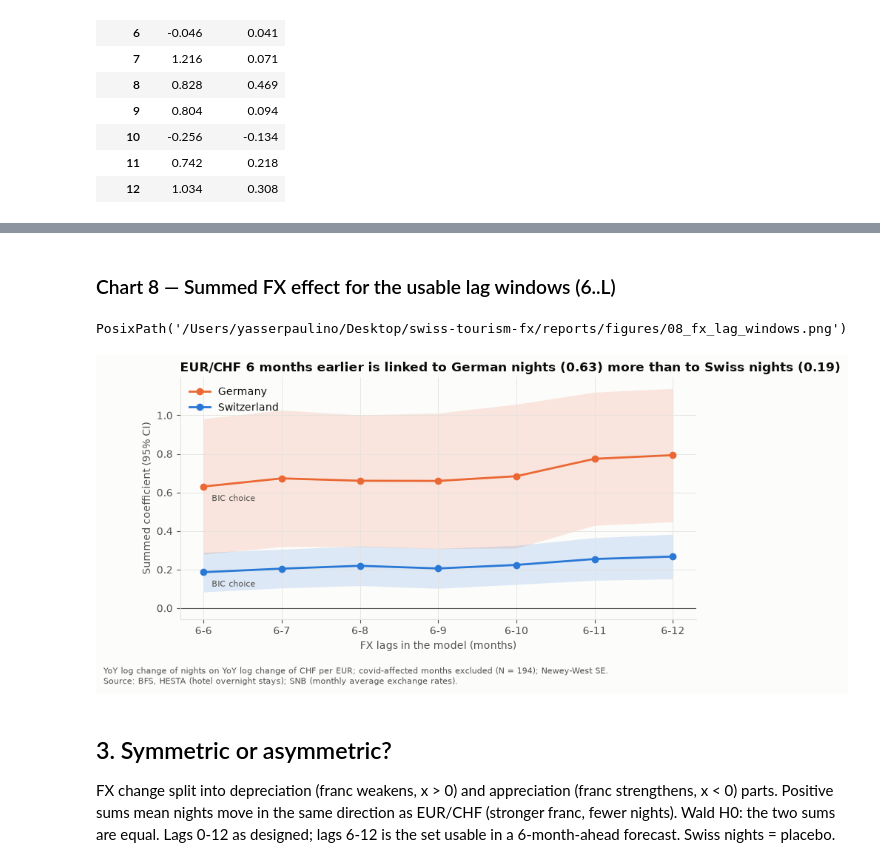
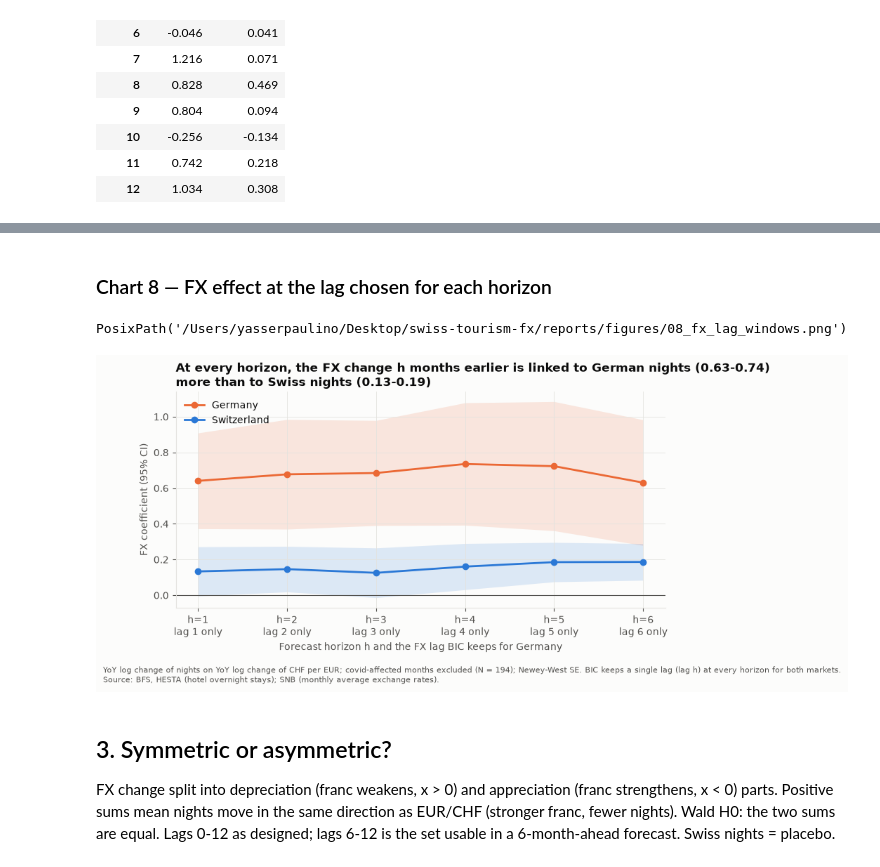
Before and after one commit to Pauulinooo/swiss-tourism-fx, a Jupyter notebook: notebooks/02_fx_effect.ipynb, the cells around one changed output, grey strips where cells are left out. Drawn from its saved outputs; the diff is of its cells as text; code cells hidden in the pictures.

```diff
--- a/notebooks/02_fx_effect.ipynb
+++ b/notebooks/02_fx_effect.ipynb
@@ -70,9 +82,12 @@ breaks["EUR/CHF"] = fe.detect_breaks(fx_log)
 breaks_pre["EUR/CHF"] = fe.detect_breaks(fx_log[:PRE_COVID_END])
 
 fmt = lambda bs: ", ".join(f"{b:%Y-%m}" for b in bs) or "none"
+edges = {k: fe.edge_breaks(fx_log if k == "EUR/CHF" else des[k], v) for k, v in breaks.items()}
+core = {k: [b for b in v if b not in edges[k]] for k, v in breaks.items()}
 summary = pd.DataFrame({
-    "breaks_full_period": {k: fmt(v) for k, v in breaks.items()},
-    "n_full": {k: len(v) for k, v in breaks.items()},
+    "breaks_full_period": {k: fmt(v) for k, v in core.items()},
+    "edge_effects": {k: fmt(v) for k, v in edges.items()},
+    "n_full": {k: len(v) for k, v in core.items()},
     "breaks_pre_covid": {k: fmt(v) for k, v in breaks_pre.items()},
     "n_pre": {k: len(v) for k, v in breaks_pre.items()},
 })
@@ -188,7 +216,9 @@ PosixPath('/Users/yasserpaulino/Desktop/swiss-tourism-fx/reports/figures/07_chan
 post = pd.DataFrame([fe.post_covid_vs_path(des[m], breaks[m]) for m in MARKETS]).set_index("market")
 display(post)
 for m, r in post.iterrows():
-    print(f"{m}: post-covid regime (from {r.post_covid_from}) is {r.level_vs_2016_19_pct:+.1f}% vs the "
-          f"2016-2019 level, growing {r.slope_post_covid_pct_yr:+.1f}%/yr vs {r.slope_2016_19_pct_yr:+.1f}%/yr "
-          f"before, {r.gap_vs_2016_19_path_pct:+.1f}% vs the extrapolated 2016-2019 path -> {r.verdict}.")
+    print(f"{m} (post-covid regime from {r.post_covid_from}):\n"
+          f"  PRIMARY   level {r.level_vs_2016_19_pct:+.1f}% vs 2016-2019 -> {r.level_verdict}\n"
+          f"  SECONDARY growth {r.slope_post_covid_pct_yr:+.1f}%/yr vs {r.slope_2016_19_pct_yr:+.1f}%/yr before; "
+          f"{r.gap_vs_2016_19_path_pct:+.1f}% vs the extrapolated 2016-2019 path -> {r.path_verdict} "
+          f"(fragile: 4-year trend extrapolated over up to 7 years)")
 # %% [output]
@@ -266,31 +310,31 @@ Switzerland: BIC prefers lag 6 only; summed effect 0.19 (95% CI 0.08 to 0.29, p
 # %% [markdown]
-### Chart 8 — Summed FX effect for the usable lag windows (6..L)
+### Chart 8 — FX effect at the lag chosen for each horizon
 # %%
 fig, ax = plt.subplots(figsize=(9, 4.8))
 for m in ["Germany", "Switzerland"]:
-    w = win[win["market"] == m]
-    ax.plot(w["last_lag"], w["sum_effect"], marker="o", color=ORIGIN_COLORS[m], label=m)
-    ax.fill_between(w["last_lag"], w["sum_effect"] - 1.96 * w["se_sum"],
-                    w["sum_effect"] + 1.96 * w["se_sum"], color=ORIGIN_COLORS[m], alpha=0.15, lw=0)
     b = best.loc[m]
-    ax.annotate("BIC choice", xy=(b.last_lag, b.sum_effect), xytext=(8, -14),
-                textcoords="offset points", fontsize=8, color=INK_SOFT)
+    ax.plot(b.index, b["sum_effect"], marker="o", color=ORIGIN_COLORS[m], label=m)
+    ax.fill_between(b.index, b["sum_effect"] - 1.96 * b["se_sum"],
+                    b["sum_effect"] + 1.96 * b["se_sum"], color=ORIGIN_COLORS[m], alpha=0.15, lw=0)
 ax.axhline(0, color=INK_SOFT, lw=0.8)
-ax.set_xticks(range(6, 13), [f"6-{k}" for k in range(6, 13)])
-ax.set_xlabel("FX lags in the model (months)")
-ax.set_ylabel("Summed coefficient (95% CI)")
+ax.set_xticks(list(HORIZONS), [f"h={h}\n{best.loc[('Germany', h), 'choice']}" for h in HORIZONS])
+ax.set_xlabel("Forecast horizon h and the FX lag BIC keeps for Germany")
+ax.set_ylabel("FX coefficient (95% CI)")
 ax.legend(loc="upper left")
 de, ch = best.loc["Germany"], best.loc["Switzerland"]
-ax.set_title(f"EUR/CHF 6 months earlier is linked to German nights ({de.sum_effect:.2f}) "
-             f"more than to Swiss nights ({ch.sum_effect:.2f})", loc="left", fontsize=12)
+same = all(r.last_lag == h for (m, h), r in best.iterrows())
+ax.set_title(f"At every horizon, the FX change h months earlier is linked to German nights "
+             f"({de['sum_effect'].min():.2f}-{de['sum_effect'].max():.2f})\nmore than to Swiss nights "
+             f"({ch['sum_effect'].min():.2f}-{ch['sum_effect'].max():.2f})", loc="left", fontsize=12)
 add_source(fig, SOURCE_BFS_SNB + ".",
            f"YoY log change of nights on YoY log change of CHF per EUR; covid-affected months excluded "
-           f"(N = {de.N}); Newey-West SE.")
-fig.subplots_adjust(bottom=0.2)
+           f"(N = {de['N'].iloc[0]}); Newey-West SE. "
+           + ("BIC keeps a single lag (lag h) at every horizon for both markets." if same else ""))
+fig.subplots_adjust(bottom=0.24)
 save(fig, "08_fx_lag_windows")
 # %% [output]
 PosixPath('/Users/yasserpaulino/Desktop/swiss-tourism-fx/reports/figures/08_fx_lag_windows.png')
-[figure, old version]
+[figure, new version]
 # %% [markdown]
 ## 3. Symmetric or asymmetric?
 
```
Also changed, not shown: parts of 17 cells of this notebook, 3 other files.
